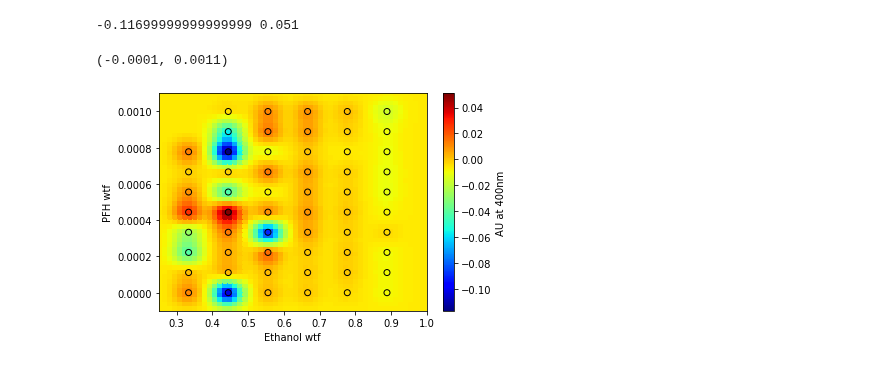
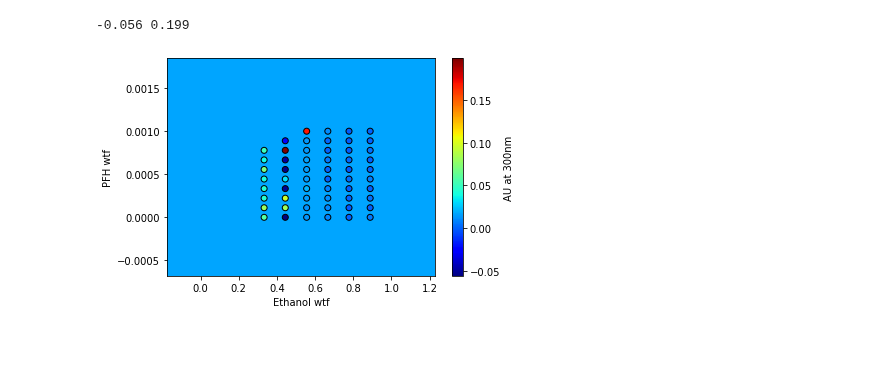
Before and after one commit to pozzo-research-group/OT2-DOE, a Jupyter notebook: PlanPrepareProcess/GP Regression Contour and 3D-Right.ipynb, the cells around one changed output. Drawn from its saved outputs; the diff is of its cells as text; code cells hidden in the pictures.

```diff
--- a/PlanPrepareProcess/GP Regression Contour and 3D-Right.ipynb
+++ b/PlanPrepareProcess/GP Regression Contour and 3D-Right.ipynb
@@ -13,20 +13,9 @@ path1 = r"C:\Users\Edwin\Downloads\03_08_21_Right_UVVis"
 full_data = gpm.load_datadf(path1)
 # %%
 # Apply any filters due to errors (i.e. foaming or other notable observation)
-full_data = full_data[full_data['water-stock uL']<1000]
+full_data = full_data[full_data['400.0nm']<0.2]
 # %%
 # blank and isolate spectras of interest
 wavelength_columns = [col for col in full_data.columns if 'nm' in col]
 wavelengths = [float(wavelength.replace("nm","")) for wavelength in wavelength_columns]
 spectra_data = full_data[wavelength_columns]
-spectra_data.index = full_data['UID']
-
-# let blank the data
-spectra_data_full = spectra_data.copy()
-spectra_data_samples = spectra_data_full[0:len(spectra_data_full)//2].copy()
-spectra_data_blank = spectra_data_full[len(spectra_data_full)//2:len(spectra_data_full)].copy()
-
-spectra_data_samples.reset_index(drop = True, inplace = True) # might need to do a copy
-spectra_data_blank.reset_index(drop = True, inplace = True)
-spectra_data_blanked = spectra_data_samples-spectra_data_blank
-spectra_data_blanked
@@ -51,4 +22,7 @@ spectra_data_blanked
 # %%
-x = full_data['ethanol wtf'].tolist()[0:58] # need to have a better way of isolating sample and blank info, make make new file all references to
-y = full_data['pfh wtf'].tolist()[0:58]
-z = spectra_data_blanked['400.0nm'].tolist()
+x_data = full_data['ethanol wtf'].tolist() # need to have a better way of isolating sample and blank info, make make new file all references to
+y_data = full_data['pfh wtf'].tolist()
+z_data = spectra_data['350.0nm'].tolist()
+plt.scatter(y_data, z_data)
+plt.xlabel('PFH wtf')
+plt.ylabel('AU')
@@ -75,8 +32,8 @@ data = data.iloc[random_value]
 # %%
 # load and standardize data
-x1_training = np.asarray(x)
-x2_training = np.asarray(y)
-y_training = np.asarray(z)
+x1_training = np.asarray(x_data)
+x2_training = np.asarray(y_data)
+y_training = np.asarray(z_data)
 
 x1_training_scaled, x1_scaler = gpm.standardize_training(x1_training)
 x2_training_scaled, x2_scaler = gpm.standardize_training(x2_training)
@@ -152,22 +89,21 @@ threshold = 0.070
 # %%
 fig, ax = plt.subplots(1)
 
-vmin = min(y)
-vmax = max(y)
+vmin = min(z_data)
+vmax = max(z_data)
 norm =colors.Normalize(vmin=vmin,vmax=vmax)
 
 mappable = ax.pcolormesh(X1,X2,Y, norm=norm, shading = 'auto',cmap='jet')
 cbar = fig.colorbar(mappable)
-cbar.ax.set_ylabel('AU at 400nm')
+cbar.ax.set_ylabel('AU at 300nm')
 ax.scatter(x1,x2,c=y, norm=norm, edgecolors='k',cmap='jet')
 ax.set_xlabel('Ethanol wtf')
 ax.set_ylabel('PFH wtf')
 print(vmin, vmax)
-ax.set_xlim(0.25,1)
-ax.set_ylim(-0.0001,0.0011)
+# ax.set_xlim(0.25,1)
+# ax.set_ylim(-0.0001,0.0011)
 # %% [output]
--0.11699999999999999 0.051
+-0.056 0.199
-(-0.0001, 0.0011)
-[figure, old version]
+[figure, new version]
 # %%
 max(y_training)
```
Also changed, not shown: parts of 9 cells of this notebook, 14 other files.
